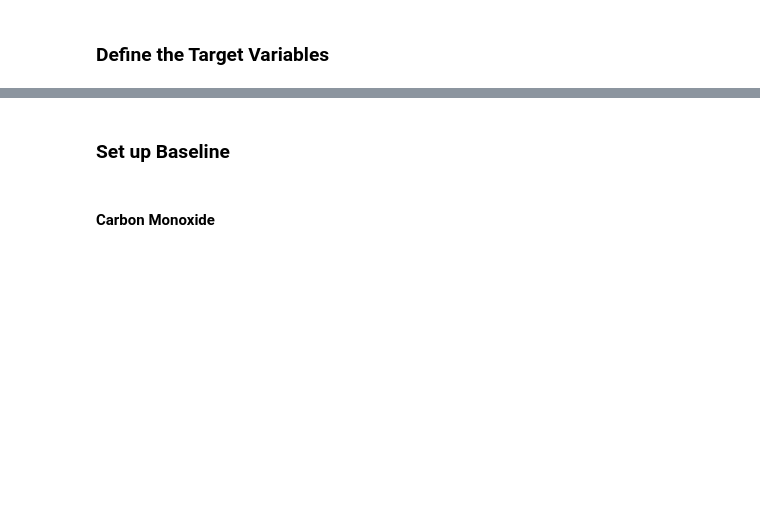
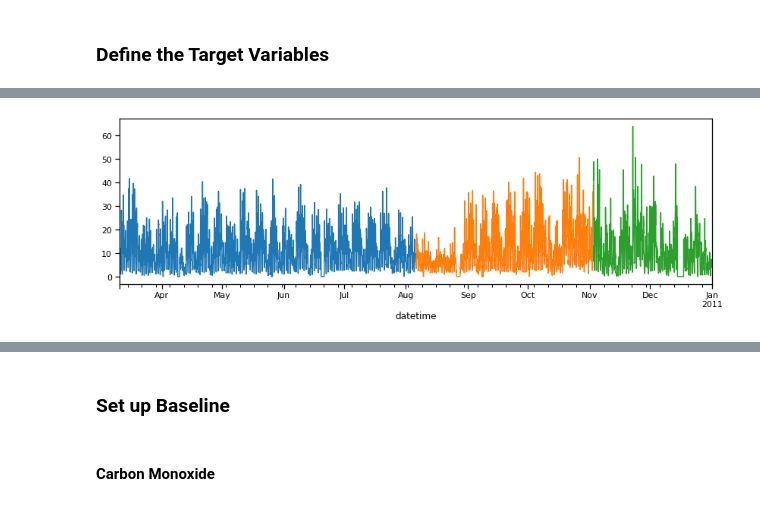
Before and after one commit to Yongliang-Shi/predicting-air-pollution, a Jupyter notebook: MVP.ipynb, the cells around one changed output, grey strips where cells are left out. Drawn from its saved outputs; the diff is of its cells as text; code cells hidden in the pictures; blank space fills up the shorter version.

```diff
--- a/MVP.ipynb
+++ b/MVP.ipynb
@@ -936,6 +948,18 @@ y_test_CO = test['carbon_monoxide']
 y_train_CH = train['benzene']
 y_validate_CH = validate['benzene']
 y_test_CH = test['benzene']
+# %%
+# Visualize target variable benzene
+
+plt.figure(figsize=(14,4))
+
+y_train_CH.plot()
+y_validate_CH.plot()
+y_test_CH.plot()
+
+plt.show()
+# %% [output]
+[figure, added]
 # %%
 # Nitrogen Oxides
 
```
Also changed, not shown: parts of 3 cells of this notebook.
